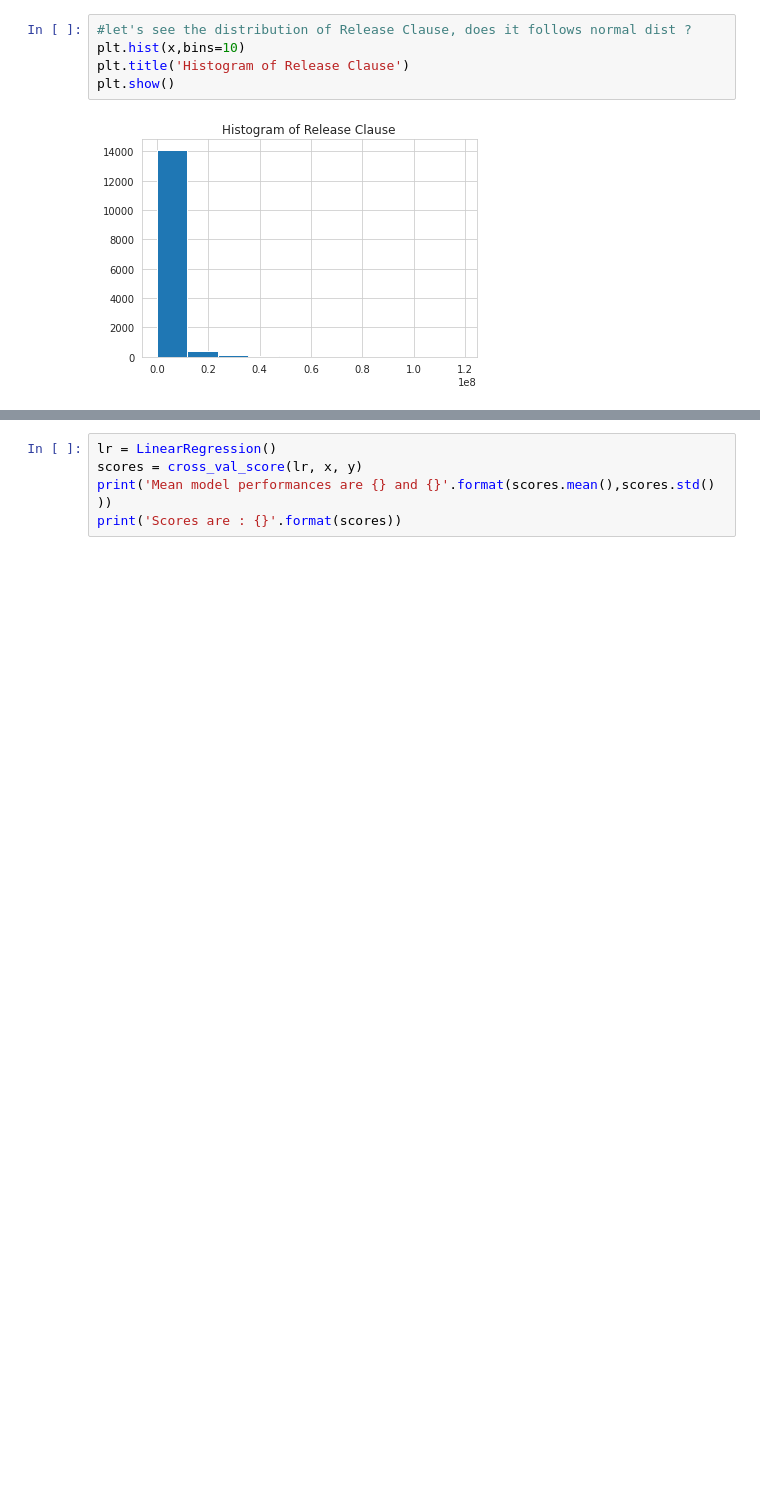
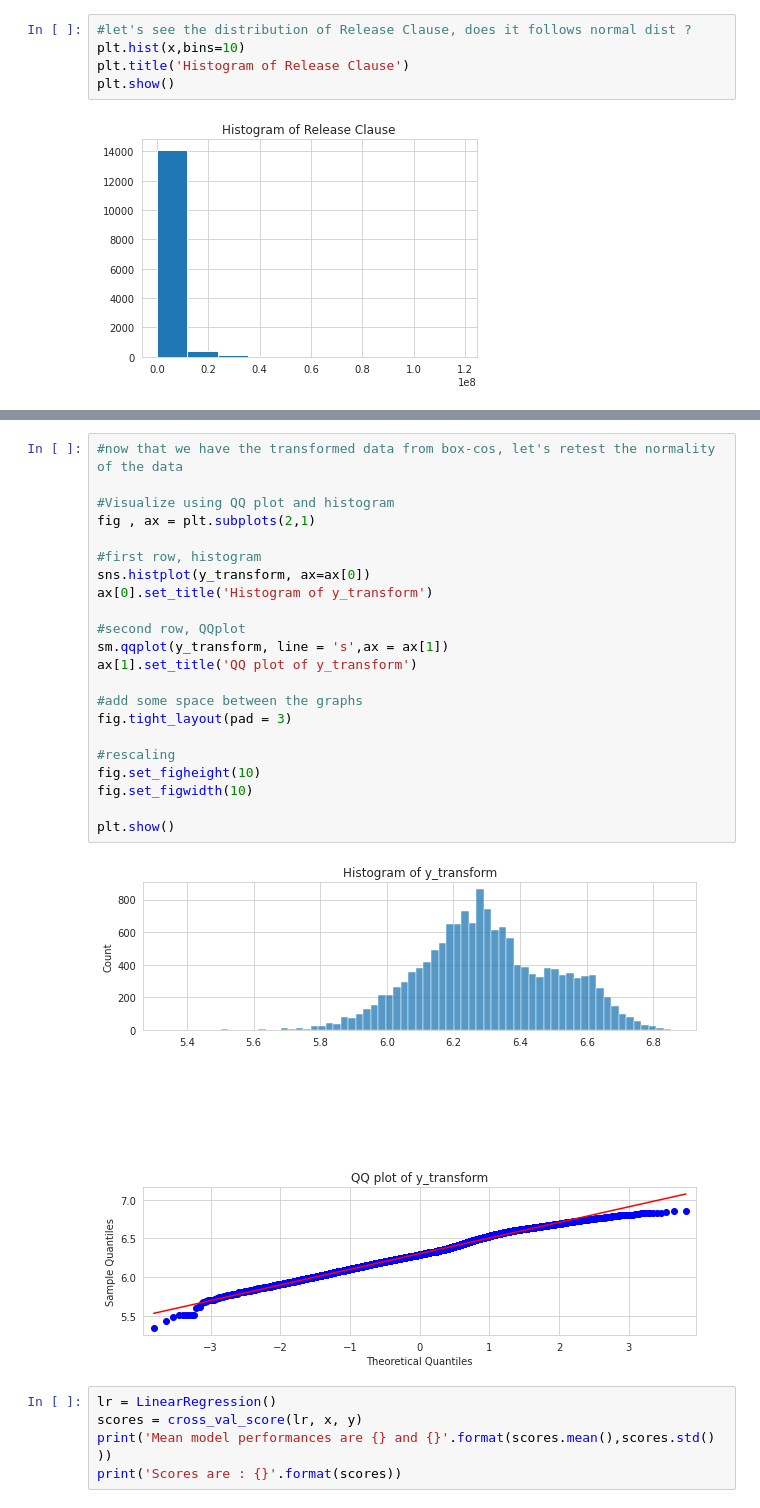
Before and after one commit to ChristoRay/ChrisPortofolioForDS, a Jupyter notebook: Fifa 19 Project/EDA_on_Outfield_DF.ipynb, the cells around one changed output, grey strips where cells are left out. Cells and saved outputs as stored; diff of their text form; blank space fills up the shorter version.

```diff
--- a/Fifa 19 Project/EDA_on_Outfield_DF.ipynb
+++ b/Fifa 19 Project/EDA_on_Outfield_DF.ipynb
@@ -484,6 +506,30 @@ plt.show
 # %% [output]
 <function matplotlib.pyplot.show>
 [figure]
+# %%
+#now that we have the transformed data from box-cos, let's retest the normality of the data
+
+#Visualize using QQ plot and histogram
+fig , ax = plt.subplots(2,1)
+
+#first row, histogram
+sns.histplot(y_transform, ax=ax[0])
+ax[0].set_title('Histogram of y_transform')
+
+#second row, QQplot
+sm.qqplot(y_transform, line = 's',ax = ax[1])
+ax[1].set_title('QQ plot of y_transform')
+
+#add some space between the graphs
+fig.tight_layout(pad = 3)
+
+#rescaling
+fig.set_figheight(10)
+fig.set_figwidth(10)
+
+plt.show()
+# %% [output]
+[figure, added]
 # %%
 lr = LinearRegression()
 scores = cross_val_score(lr, x, y)
```
Also changed, not shown: parts of 6 cells of this notebook.
